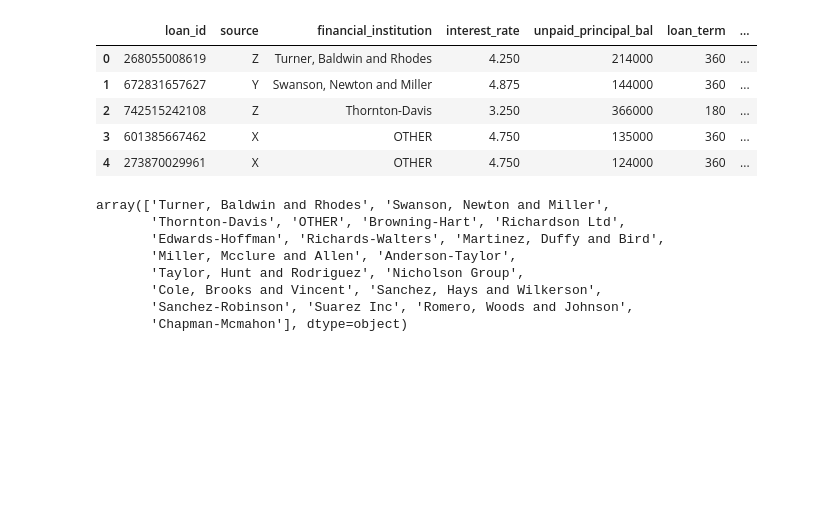
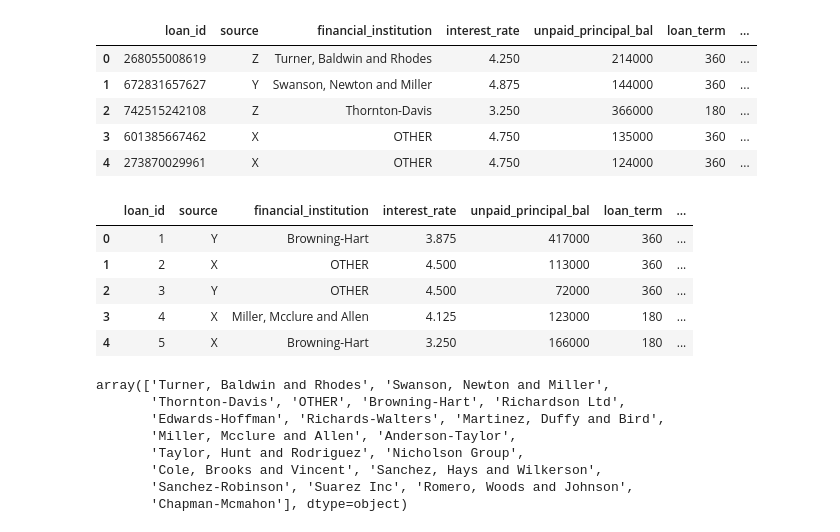
Before and after one commit to aadil-srivastava01/competitive-data-science, a Jupyter notebook: 04-datahack-2019/notebooks/2.1-machine-learning.ipynb, the cells around one changed output. Cells and saved outputs as stored; diff of their text form; code cells hidden in the pictures; blank space fills up the shorter version.

```diff
--- a/04-datahack-2019/notebooks/2.1-machine-learning.ipynb
+++ b/04-datahack-2019/notebooks/2.1-machine-learning.ipynb
@@ -41,6 +41,15 @@ traindf.head()
 | 2 | 742515242108 | Z | Thornton-Davis | 3.250 | 366000 | 180 | ... |
 | 3 | 601385667462 | X | OTHER | 4.750 | 135000 | 360 | ... |
 | 4 | 273870029961 | X | OTHER | 4.750 | 124000 | 360 | ... |
+# %%
+testdf.head()
+# %% [output]
+|  | loan_id | source | financial_institution | interest_rate | unpaid_principal_bal | loan_term | ... |
+| 0 | 1 | Y | Browning-Hart | 3.875 | 417000 | 360 | ... |
+| 1 | 2 | X | OTHER | 4.500 | 113000 | 360 | ... |
+| 2 | 3 | Y | OTHER | 4.500 | 72000 | 360 | ... |
+| 3 | 4 | X | Miller, Mcclure and Allen | 4.125 | 123000 | 180 | ... |
+| 4 | 5 | X | Browning-Hart | 3.250 | 166000 | 180 | ... |
 # %%
 # categorical columns
 categorical_columns = ["source", "number_of_borrowers", "loan_purpose", "insurance_type"]
```
Also changed, not shown: parts of 17 cells of this notebook, 2 other files.
